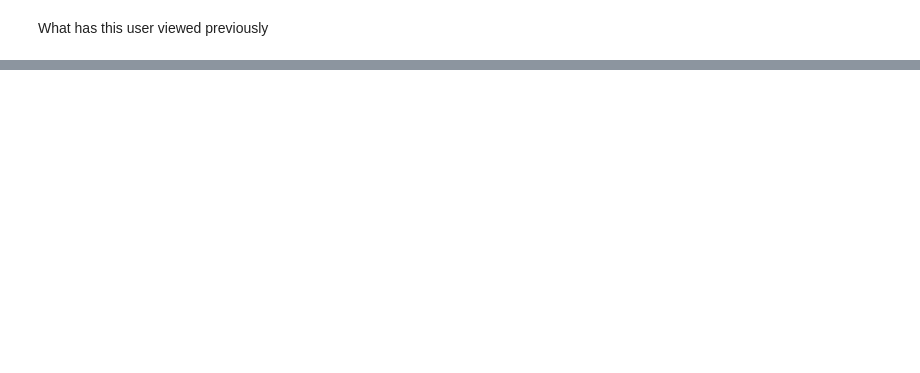
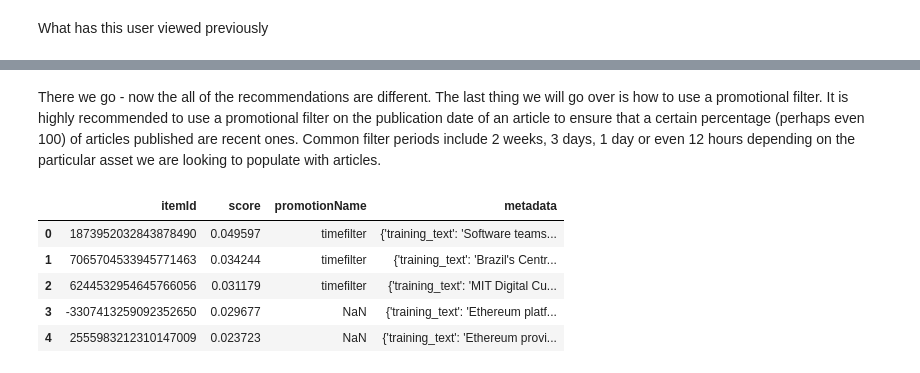
Before and after one commit to aws-samples/amazon-personalize-immersion-day, a Jupyter notebook: NewsPublishing/News_03_Inference_Layer.ipynb, the cells around one changed output, grey strips where cells are left out. Cells and saved outputs as stored; diff of their text form; code cells hidden in the pictures; blank space fills up the shorter version.

```diff
--- a/NewsPublishing/News_03_Inference_Layer.ipynb
+++ b/NewsPublishing/News_03_Inference_Layer.ipynb
@@ -363,0 +320,29 @@ response = personalize_events.put_events(
+# %% [markdown]
+There we go - now the all of the recommendations are different. The last thing we will go over is how to use a promotional filter. It is highly recommended to use a promotional filter on the publication date of an article to ensure that a certain percentage (perhaps even 100) of articles published are recent ones. Common filter periods include 2 weeks, 3 days, 1 day or even 12 hours depending on the particular asset we are looking to populate with articles.
+# %%
+get_recommendations_response = personalize_runtime.get_recommendations(
+    promotions=[
+        {
+            'name': 'timefilter',
+            'percentPromotedItems': 60,
+            'filterArn': genre_filter_arn,
+            'filterValues': {"CUTOFF": "\"1480000000\"", "GENRELIST": "\"tech\",\"non tech\",\"cloud provider news\",\"crypto currency\""}
+        },
+    ],
+    campaignArn = workshop_userpersonalization_campaign_arn,
+    userId = sample_user,
+    numResults = 5,
+    filterArn = genre_filter_arn,
+    filterValues = {"CUTOFF": "\"0\"", "GENRELIST": "\"tech\",\"non tech\",\"cloud provider news\",\"crypto currency\""},
+    metadataColumns = {"ITEMS": ["training_text"]}
+)
+# %%
+recommendations_df = pd.DataFrame.from_records(get_recommendations_response['itemList'])
+recommendations_df
+# %% [output]
+|  | itemId | score | promotionName | metadata |
+| 0 | 1873952032843878490 | 0.049597 | timefilter | {'training_text': 'Software teams... |
+| 1 | 7065704533945771463 | 0.034244 | timefilter | {'training_text': 'Brazil's Centr... |
+| 2 | 6244532954645766056 | 0.031179 | timefilter | {'training_text': 'MIT Digital Cu... |
+| 3 | -3307413259092352650 | 0.029677 | NaN | {'training_text': 'Ethereum platf... |
+| 4 | 2555983212310147009 | 0.023723 | NaN | {'training_text': 'Ethereum provi... |
```
Also changed, not shown: parts of 51 cells of this notebook, 1 other file.
